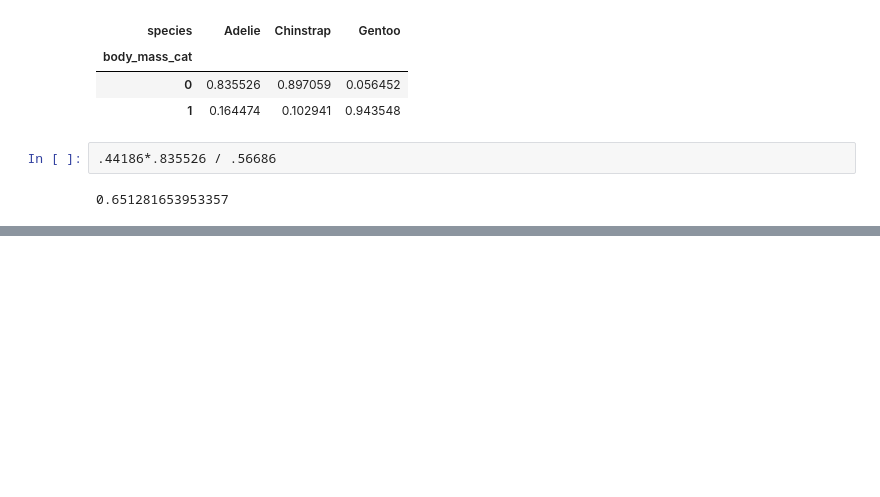
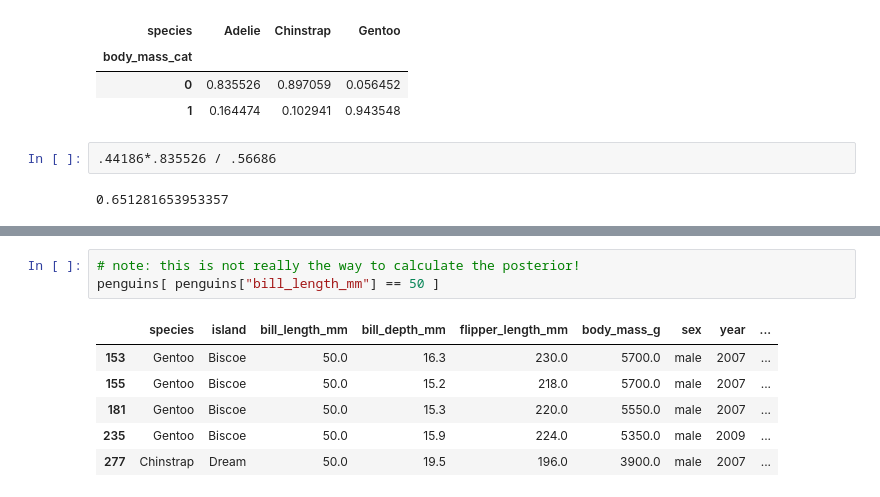
Before and after one commit to mbrudd/csci290, a Jupyter notebook: notebooks/Bayes_penguins.ipynb, the cells around one changed output, grey strips where cells are left out. Drawn from its saved outputs; the diff is of its cells as text; blank space fills up the shorter version.

```diff
--- a/notebooks/Bayes_penguins.ipynb
+++ b/notebooks/Bayes_penguins.ipynb
@@ -91,0 +97,10 @@ penguins.groupby(["body_mass_cat","species"]).size().unstack() / penguins.groupb
+# %%
+# note: this is not really the way to calculate the posterior!
+penguins[ penguins["bill_length_mm"] == 50 ]
+# %% [output]
+|  | species | island | bill_length_mm | bill_depth_mm | flipper_length_mm | body_mass_g | sex | year | ... |
+| 153 | Gentoo | Biscoe | 50.0 | 16.3 | 230.0 | 5700.0 | male | 2007 | ... |
+| 155 | Gentoo | Biscoe | 50.0 | 15.2 | 218.0 | 5700.0 | male | 2007 | ... |
+| 181 | Gentoo | Biscoe | 50.0 | 15.3 | 220.0 | 5550.0 | male | 2007 | ... |
+| 235 | Gentoo | Biscoe | 50.0 | 15.9 | 224.0 | 5350.0 | male | 2009 | ... |
+| 277 | Chinstrap | Dream | 50.0 | 19.5 | 196.0 | 3900.0 | male | 2007 | ... |
```
Also changed, not shown: parts of 13 cells of this notebook.
